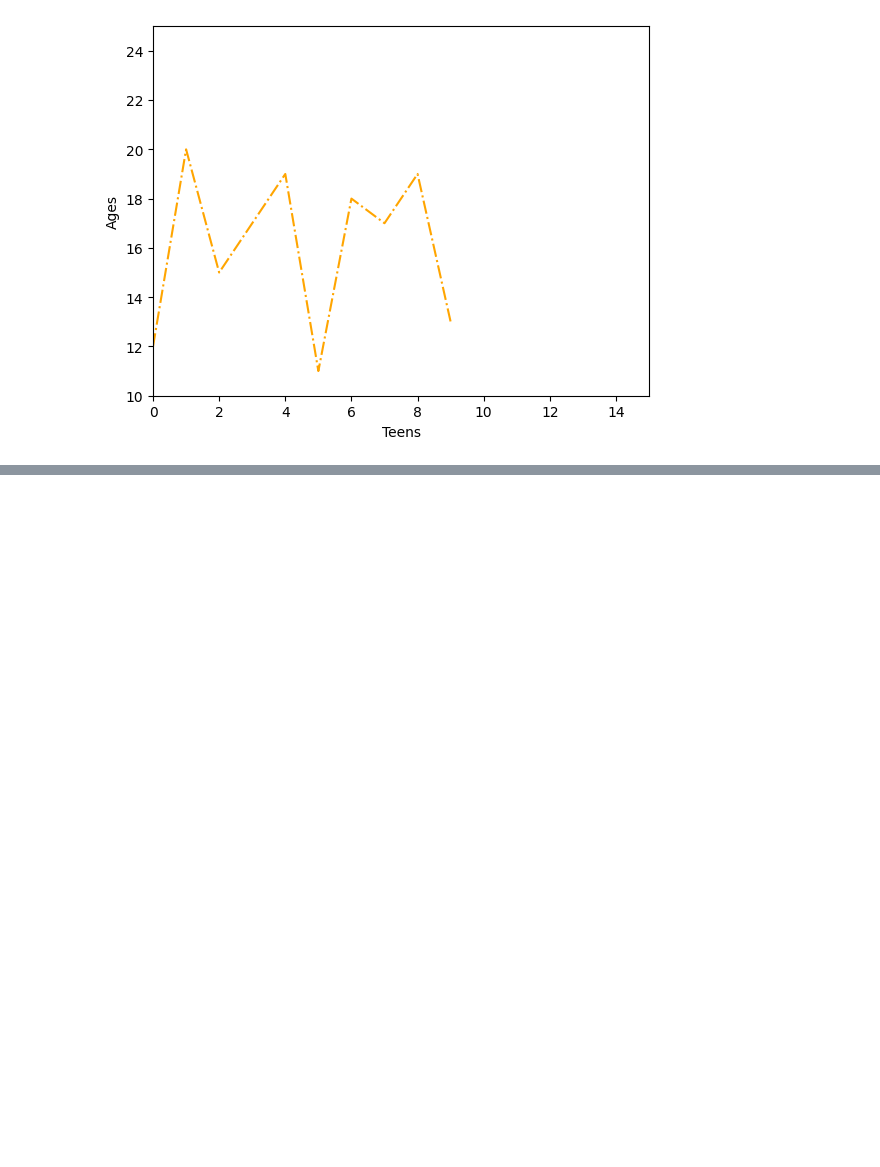
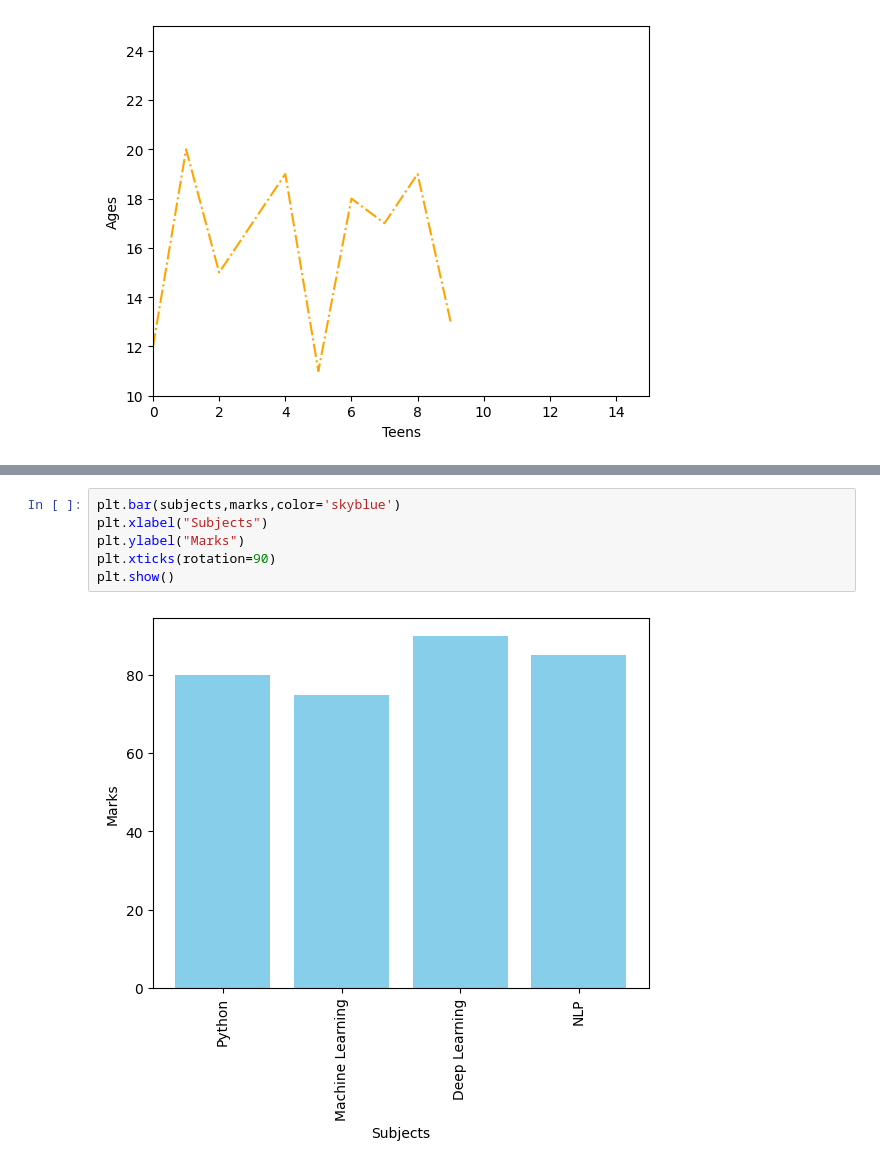
Before and after one commit to ftmshifa777/Matplotlib-Visualization, a Jupyter notebook: Matplotlib.ipynb, the cells around one changed output, grey strips where cells are left out. Drawn from its saved outputs; the diff is of its cells as text; blank space fills up the shorter version.

```diff
--- a/Matplotlib.ipynb
+++ b/Matplotlib.ipynb
@@ -241,0 +260,8 @@ plt.show()
+# %%
+plt.bar(subjects,marks,color='skyblue')
+plt.xlabel("Subjects")
+plt.ylabel("Marks")
+plt.xticks(rotation=90)
+plt.show()
+# %% [output]
+[figure, added]
```
Also changed, not shown: parts of 21 cells of this notebook.
